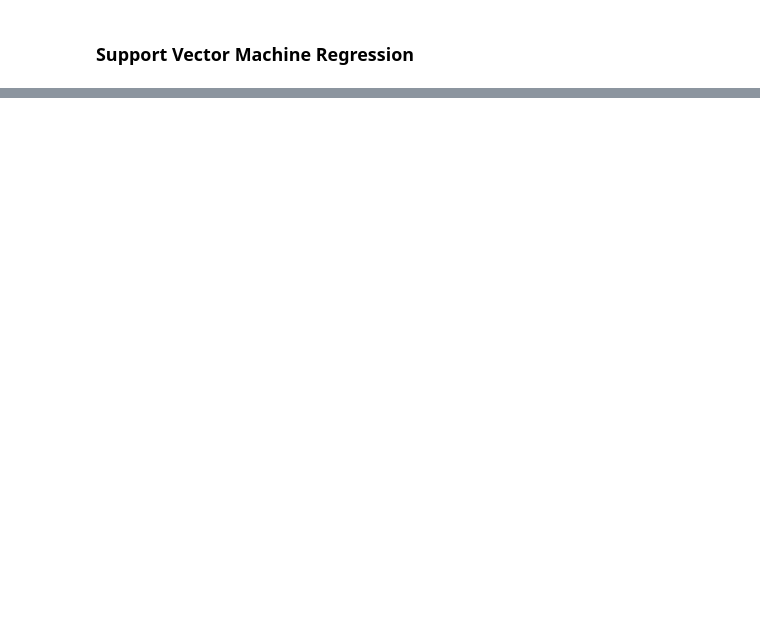
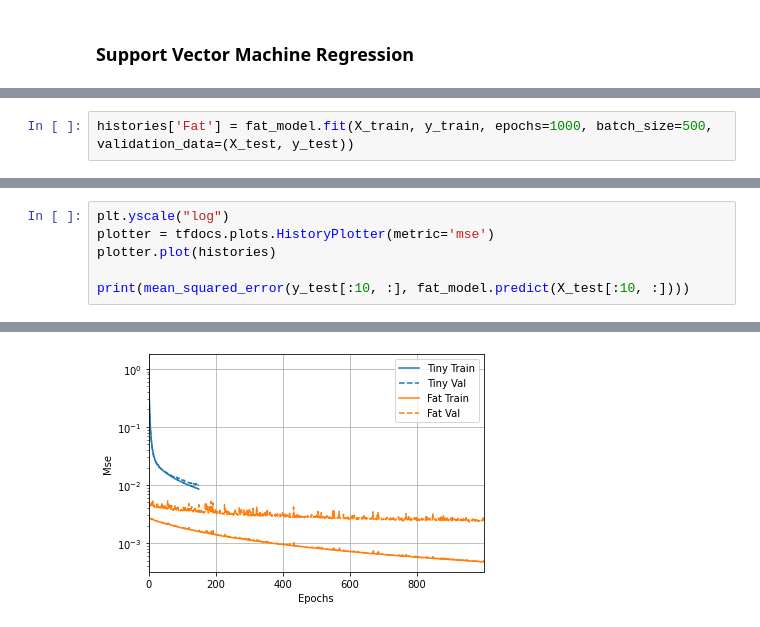
Before and after one commit to HaldiH/dm_project, a Jupyter notebook: main.ipynb, the cells around one changed output, grey strips where cells are left out. Cells and saved outputs as stored; diff of their text form; blank space fills up the shorter version.

```diff
--- a/main.ipynb
+++ b/main.ipynb
@@ -260,0 +355,2 @@ ax.scatter(points_XYZ[:, 0], points_XYZ[:, 1], points_XYZ[:, 2])
+# %%
+histories['Fat'] = fat_model.fit(X_train, y_train, epochs=1000, batch_size=500, validation_data=(X_test, y_test))
@@ -260,0 +375,7 @@ ax.scatter(points_XYZ[:, 0], points_XYZ[:, 1], points_XYZ[:, 2])
+# %%
+plt.yscale("log")
+plotter = tfdocs.plots.HistoryPlotter(metric='mse')
+plotter.plot(histories)
+
+print(mean_squared_error(y_test[:10, :], fat_model.predict(X_test[:10, :])))
+# %% [output]
@@ -260,0 +384 @@ ax.scatter(points_XYZ[:, 0], points_XYZ[:, 1], points_XYZ[:, 2])
+[figure, added]
```
Also changed, not shown: parts of 20 cells of this notebook, 2 other files.
